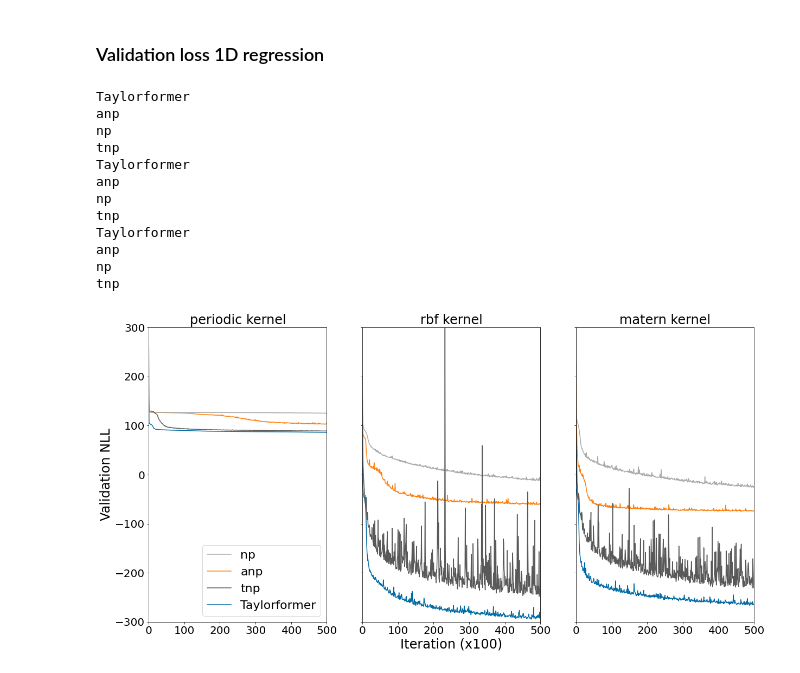
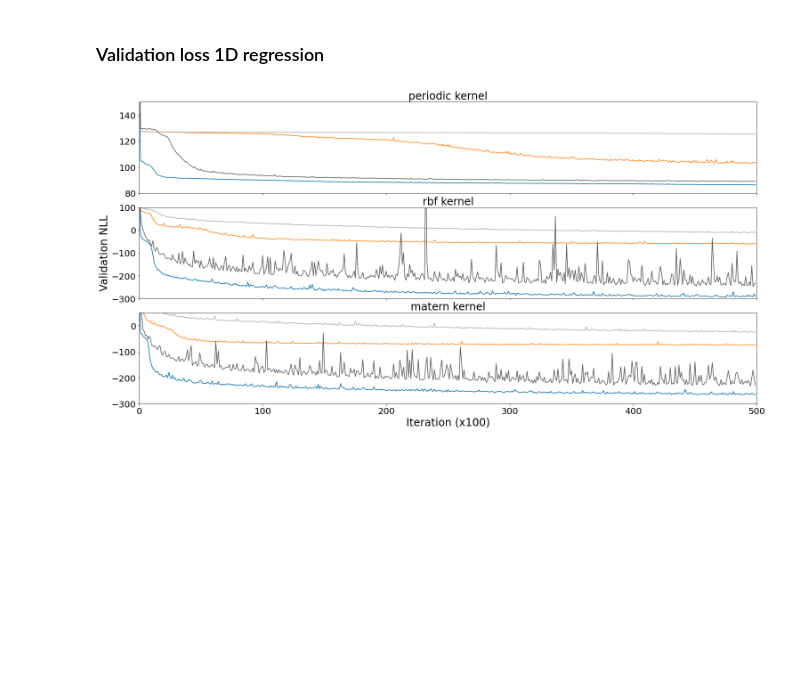
Before and after one commit to oremnirv/ATP, a Jupyter notebook: image_creation_notebook.ipynb, the cells around one changed output. Cells and saved outputs as stored; diff of their text form; code cells hidden in the pictures; blank space fills up the shorter version.

```diff
--- a/image_creation_notebook.ipynb
+++ b/image_creation_notebook.ipynb
@@ -8,55 +8,52 @@ plt.style.use('tableau-colorblind10')
 # %% [markdown]
 ### Validation loss 1D regression
 # %%
-fig, ax = plt.subplots(1, 3, figsize=(20, 10))
+fig, ax = plt.subplots(3, 1, figsize=(20, 10))
+# fig.tight_layout()
 folders = os.listdir('/Users/omernivron/Downloads/Taylorformer_docs/val_loss_gp')
 folders.remove('.DS_Store')
 for ix, folder in enumerate(folders):
    ## not including .DS_Store
     # print(folder)
     if folder.startswith('.DS'):
         pass
     else:
         for f in os.listdir('/Users/omernivron/Downloads/Taylorformer_docs/val_loss_gp/' + folder):
             # print(f)
             if f.startswith('.DS'):
                 pass
             else:
                 arr_t = np.load('/Users/omernivron/Downloads/Taylorformer_docs/val_loss_gp/' + folder + '/' + f +  '/' + 'validation_losses_iteration_0.npy', allow_pickle=True)
                 if f.split('_')[0] == 'atp':
                     f = 'Taylorformer'
-                print(f)
+                # print(f)
                 ax[ix].plot(arr_t, label=f.split('_')[0])
                 ax[ix].set_title(folder + ' kernel', fontsize=24)
                 ax[ix].set_ylim(-300, 300)
                 ax[ix].set_xlim(0, 500)
+
                 ax[ix].tick_params(axis='both', which='major', labelsize=20)
                 if ix==0:
+                    ax[ix].set_ylim(80, 150)
+
+
+                if ix==1:
+                    ax[ix].set_ylim(-300, 100)
                     ax[ix].set_ylabel('Validation NLL', fontsize=24)
 
 
-                if ix==1:
+                if ix==2:
+                    ax[ix].set_ylim(-300, 50)
                     ax[ix].set_xlabel('Iteration (x100)', fontsize=24)
-                if ix >=1:
-                    ax[ix].set_yticklabels([])
 
-labels, handles = ax[ix].get_legend_handles_labels()
-handles = [handles[2], handles[1], handles[3],handles[0]]
-labels = [labels[2], labels[1], labels[3],labels[0]]
-ax[0].legend(labels, handles, fontsize=22, loc='lower right')
+                if ix <=1:
+                    ax[ix].set_xticklabels([])
+
+# labels, handles = ax[ix].get_legend_handles_labels()
+# handles = [handles[2], handles[1], handles[3],handles[0]]
+# labels = [labels[2], labels[1], labels[3],labels[0]]
+# ax[0].legend(labels, handles, fontsize=22, loc='lower right')
 plt.savefig('kernel_comparison.pdf')
 plt.show()
 # %% [output]
-Taylorformer
-anp
-np
-tnp
-Taylorformer
-anp
-np
-tnp
-Taylorformer
-anp
-np
-tnp
-[figure, old version]
+[figure, new version]
```
Also changed, not shown: 3 other files.
